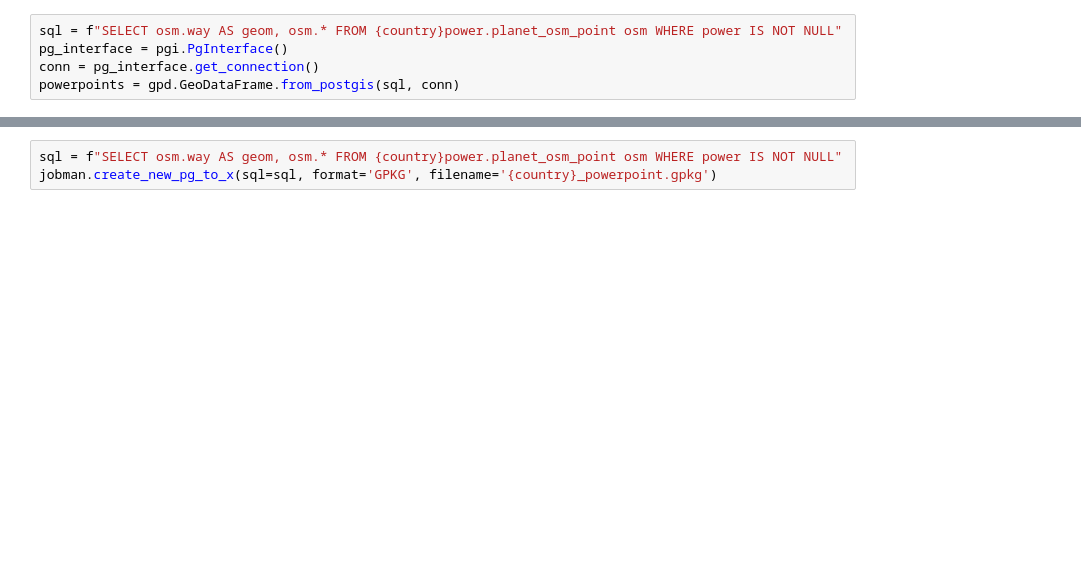
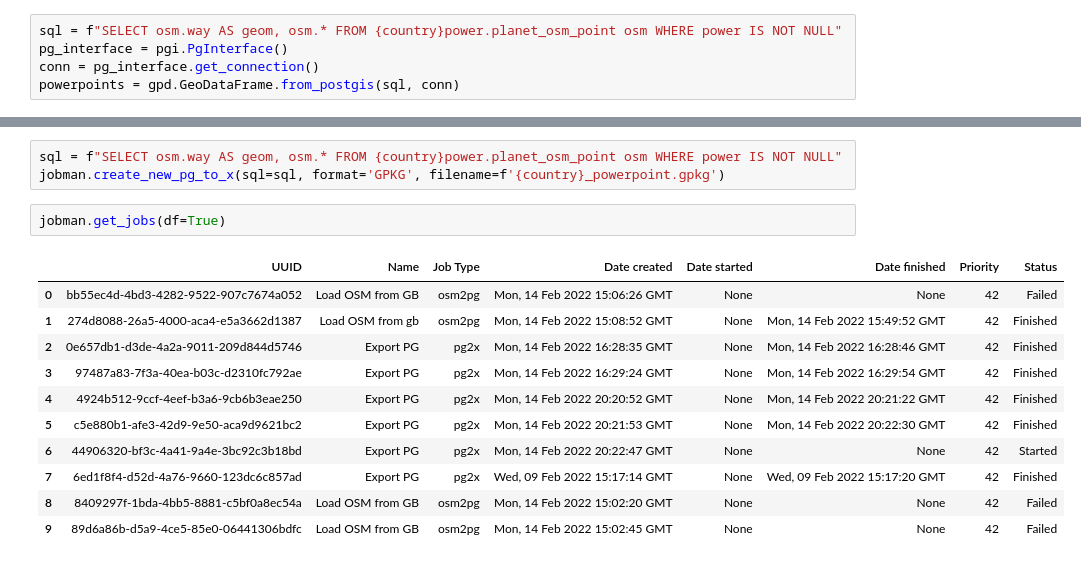
Before and after one commit to cobra79/GeoGeekSuite, a Jupyter notebook: data/jupyter/Samples/CountryGrid.ipynb, the cells around one changed output, grey strips where cells are left out. Saved outputs shown, nothing was run; the diff lists cells and outputs as text; blank space fills up the shorter version.

```diff
--- a/data/jupyter/Samples/CountryGrid.ipynb
+++ b/data/jupyter/Samples/CountryGrid.ipynb
@@ -70,3 +62,17 @@ powerpoints.plot(figsize=(16, 16))
 # %%
 sql = f"SELECT osm.way AS geom, osm.* FROM {country}power.planet_osm_point osm WHERE power IS NOT NULL"
-jobman.create_new_pg_to_x(sql=sql, format='GPKG', filename='{country}_powerpoint.gpkg')
+jobman.create_new_pg_to_x(sql=sql, format='GPKG', filename=f'{country}_powerpoint.gpkg')
+# %%
+jobman.get_jobs(df=True)
+# %% [output]
+|  | UUID | Name | Job Type | Date created | Date started | Date finished | Priority | Status |
+| 0 | bb55ec4d-4bd3-4282-9522-907c7674a052 | Load OSM from GB | osm2pg | Mon, 14 Feb 2022 15:06:26 GMT | None | None | 42 | Failed |
+| 1 | 274d8088-26a5-4000-aca4-e5a3662d1387 | Load OSM from gb | osm2pg | Mon, 14 Feb 2022 15:08:52 GMT | None | Mon, 14 Feb 2022 15:49:52 GMT | 42 | Finished |
+| 2 | 0e657db1-d3de-4a2a-9011-209d844d5746 | Export PG | pg2x | Mon, 14 Feb 2022 16:28:35 GMT | None | Mon, 14 Feb 2022 16:28:46 GMT | 42 | Finished |
+| 3 | 97487a83-7f3a-40ea-b03c-d2310fc792ae | Export PG | pg2x | Mon, 14 Feb 2022 16:29:24 GMT | None | Mon, 14 Feb 2022 16:29:54 GMT | 42 | Finished |
+| 4 | 4924b512-9ccf-4eef-b3a6-9cb6b3eae250 | Export PG | pg2x | Mon, 14 Feb 2022 20:20:52 GMT | None | Mon, 14 Feb 2022 20:21:22 GMT | 42 | Finished |
+| 5 | c5e880b1-afe3-42d9-9e50-aca9d9621bc2 | Export PG | pg2x | Mon, 14 Feb 2022 20:21:53 GMT | None | Mon, 14 Feb 2022 20:22:30 GMT | 42 | Finished |
+| 6 | 44906320-bf3c-4a41-9a4e-3bc92c3b18bd | Export PG | pg2x | Mon, 14 Feb 2022 20:22:47 GMT | None | None | 42 | Started |
+| 7 | 6ed1f8f4-d52d-4a76-9660-123dc6c857ad | Export PG | pg2x | Wed, 09 Feb 2022 15:17:14 GMT | None | Wed, 09 Feb 2022 15:17:20 GMT | 42 | Finished |
+| 8 | 8409297f-1bda-4bb5-8881-c5bf0a8ec54a | Load OSM from GB | osm2pg | Mon, 14 Feb 2022 15:02:20 GMT | None | None | 42 | Failed |
+| 9 | 89d6a86b-d5a9-4ce5-85e0-06441306bdfc | Load OSM from GB | osm2pg | Mon, 14 Feb 2022 15:02:45 GMT | None | None | 42 | Failed |
```
Also changed, not shown: parts of 7 cells of this notebook, 3 other files.
